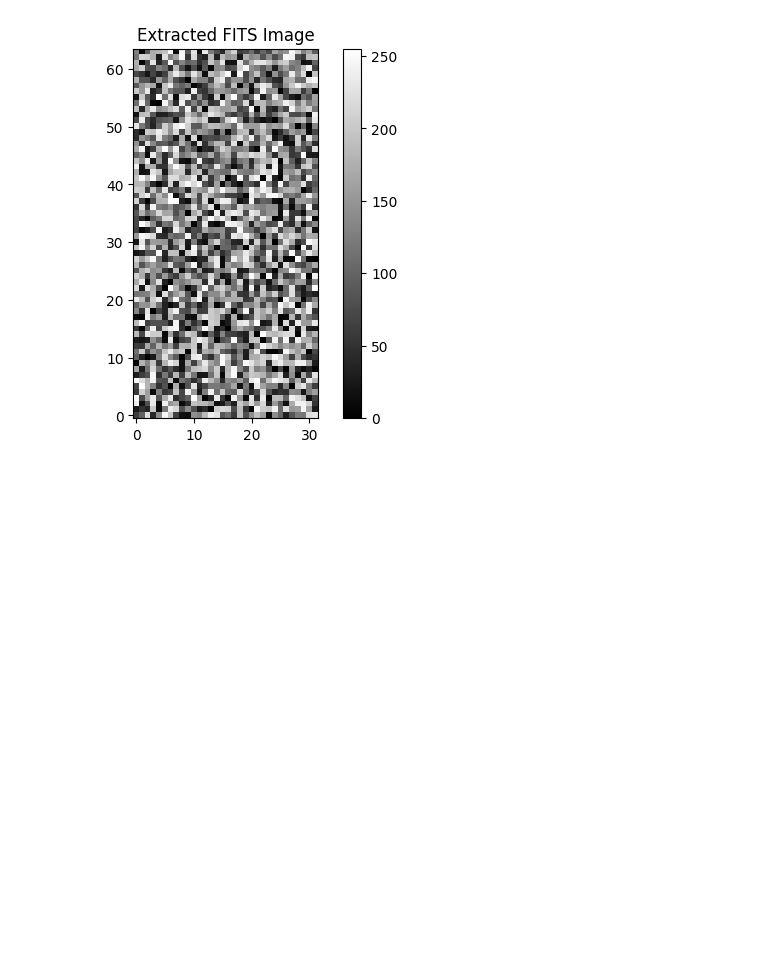
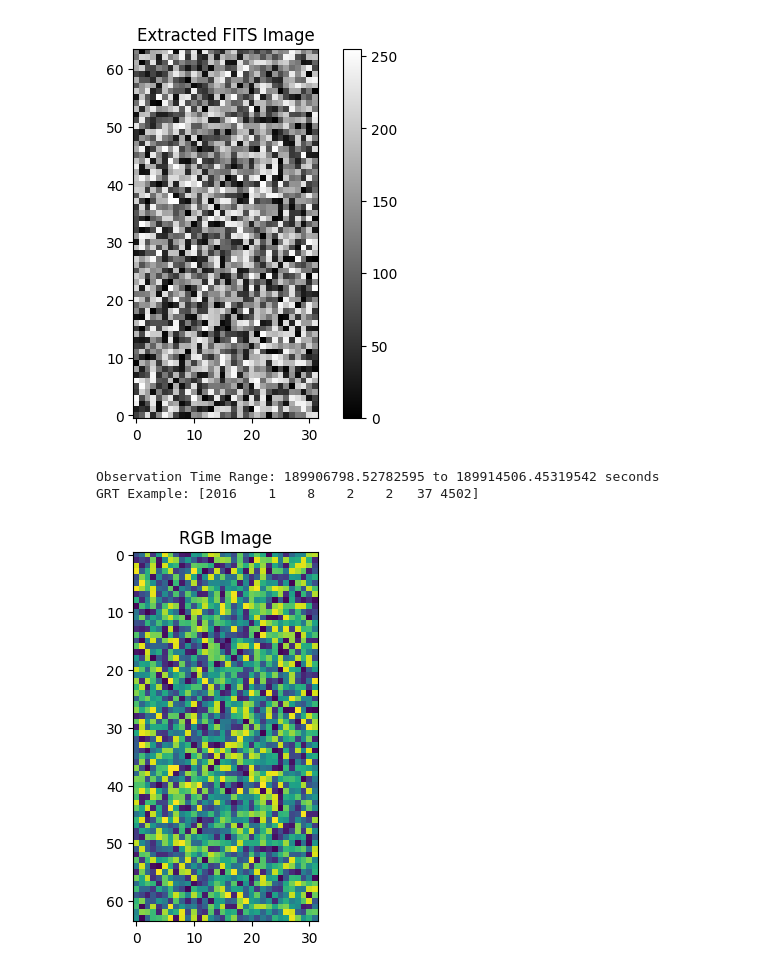
Before and after one commit to mery-top/fits_convertor, a Jupyter notebook: fits.ipynb, the cells around one changed output. Cells and saved outputs as stored; diff of their text form; code cells hidden in the pictures; blank space fills up the shorter version.

```diff
--- a/fits.ipynb
+++ b/fits.ipynb
@@ -161,3 +146,33 @@ plt.title("Extracted FITS Image")
 plt.show()
 # %% [output]
 [figure]
+# %%
+# Analyze TIME column
+time_start = min(time)
+time_end = max(time)
+print(f"Observation Time Range: {time_start} to {time_end} seconds")
+
+# Analyze GRT column (e.g., first entry)
+print("GRT Example:", grt[0])
+# %% [output]
+Observation Time Range: 189906798.52782595 to 189914506.45319542 seconds
+GRT Example: [2016    1    8    2    2   37 4502]
+# %%
+# Normalize the data to range [0, 1]
+image_data_normalized = (image_data - np.min(image_data)) / (np.max(image_data) - np.min(image_data))
+# %%
+# Convert to RGB using a colormap
+from matplotlib import cm
+
+colormap = cm.get_cmap('viridis')  # Choose your colormap
+rgb_image = colormap(image_data_normalized)  # Returns an RGBA image
+
+# Convert RGBA to RGB if needed
+rgb_image = (rgb_image[:, :, :3] * 255).astype(np.uint8)  # Scale to [0, 255] and convert to uint8
+
+# Display the RGB image
+plt.imshow(rgb_image)
+plt.title("RGB Image")  # Hide axes
+plt.show()
+# %% [output]
+[figure, added]
```
Also changed, not shown: parts of 2 cells of this notebook, 1 other file.
